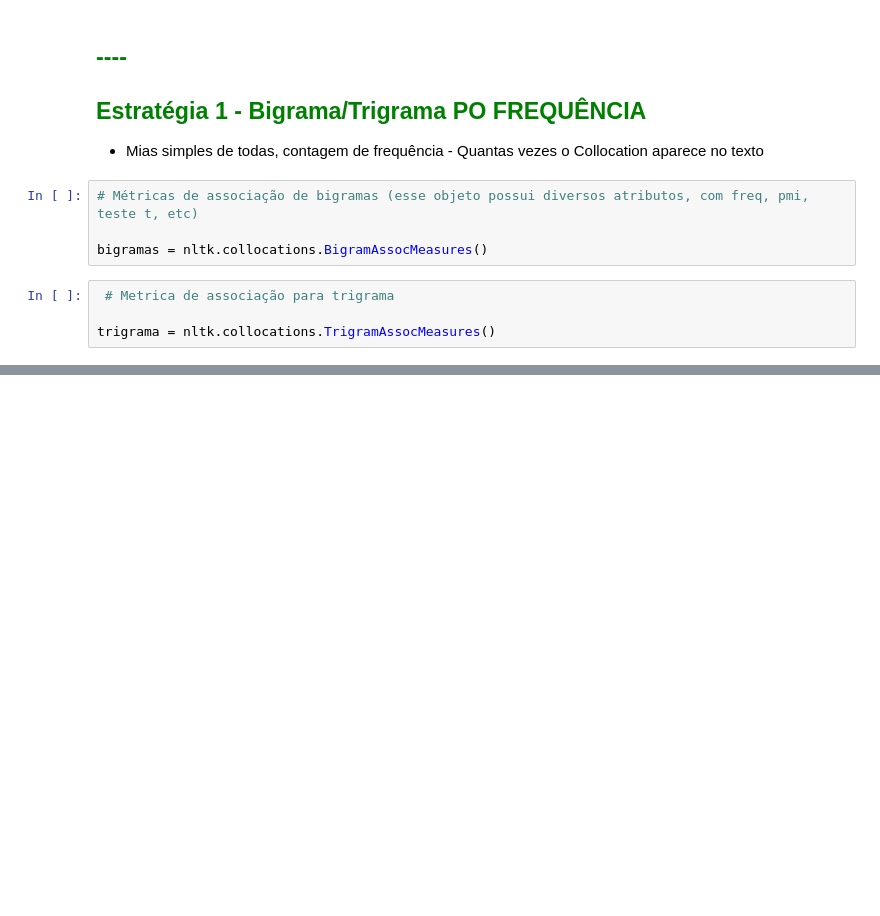
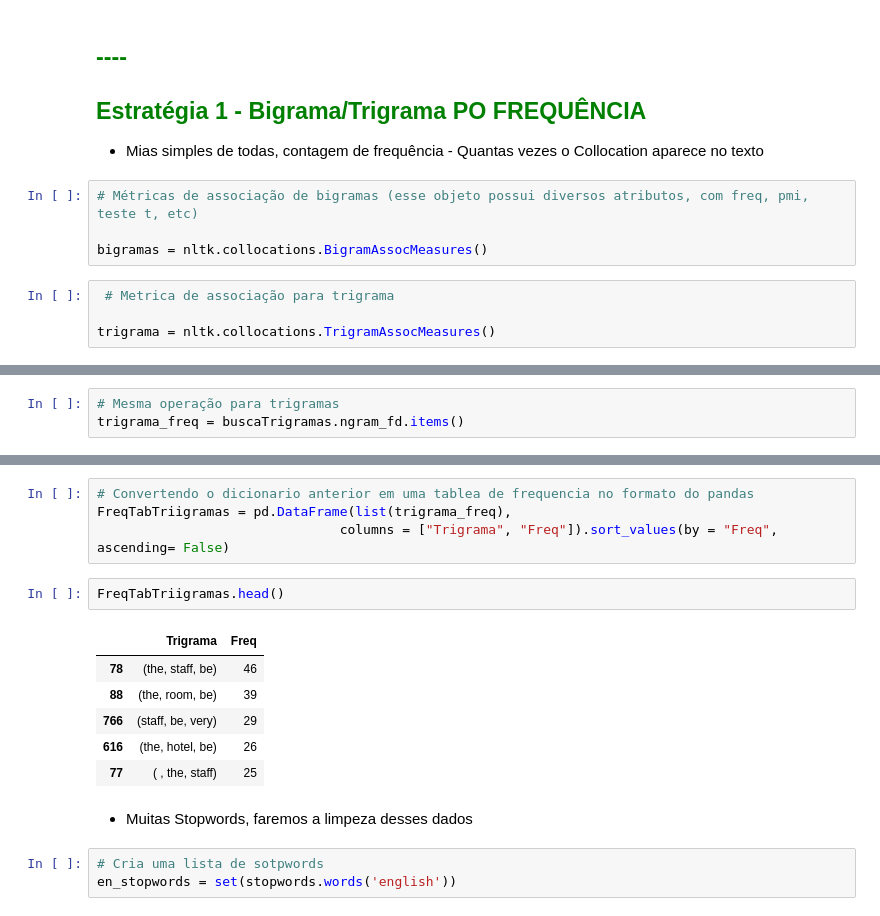
Before and after one commit to alyssonmontovanelli/formacao_dataScience_DSA, a Jupyter notebook: 04_machineLearning/Cap12_NLP_Processamento_Linguagem_Natural/02_Intro_PLN.ipynb, the cells around one changed output, grey strips where cells are left out. Cells and saved outputs as stored; diff of their text form; blank space fills up the shorter version.

```diff
--- a/04_machineLearning/Cap12_NLP_Processamento_Linguagem_Natural/02_Intro_PLN.ipynb
+++ b/04_machineLearning/Cap12_NLP_Processamento_Linguagem_Natural/02_Intro_PLN.ipynb
@@ -806,0 +828,3 @@ buscaBigramas = nltk.collocations.BigramCollocationFinder.from_documents(comenta
+# %%
+# Mesma operação para trigramas
+trigrama_freq = buscaTrigramas.ngram_fd.items()
@@ -806,0 +835,18 @@ buscaBigramas = nltk.collocations.BigramCollocationFinder.from_documents(comenta
+# %%
+# Convertendo o dicionario anterior em uma tablea de frequencia no formato do pandas
+FreqTabTriigramas = pd.DataFrame(list(trigrama_freq),
+                               columns = ["Trigrama", "Freq"]).sort_values(by = "Freq", ascending= False)
+# %%
+FreqTabTriigramas.head()
+# %% [output]
+|  | Trigrama | Freq |
+| 78 | (the, staff, be) | 46 |
+| 88 | (the, room, be) | 39 |
+| 766 | (staff, be, very) | 29 |
+| 616 | (the, hotel, be) | 26 |
+| 77 | ( , the, staff) | 25 |
+# %% [markdown]
+- Muitas Stopwords, faremos a limpeza desses dados
+# %%
+# Cria uma lista de sotpwords
+en_stopwords = set(stopwords.words('english'))
```
Also changed, not shown: parts of 51 cells of this notebook.
